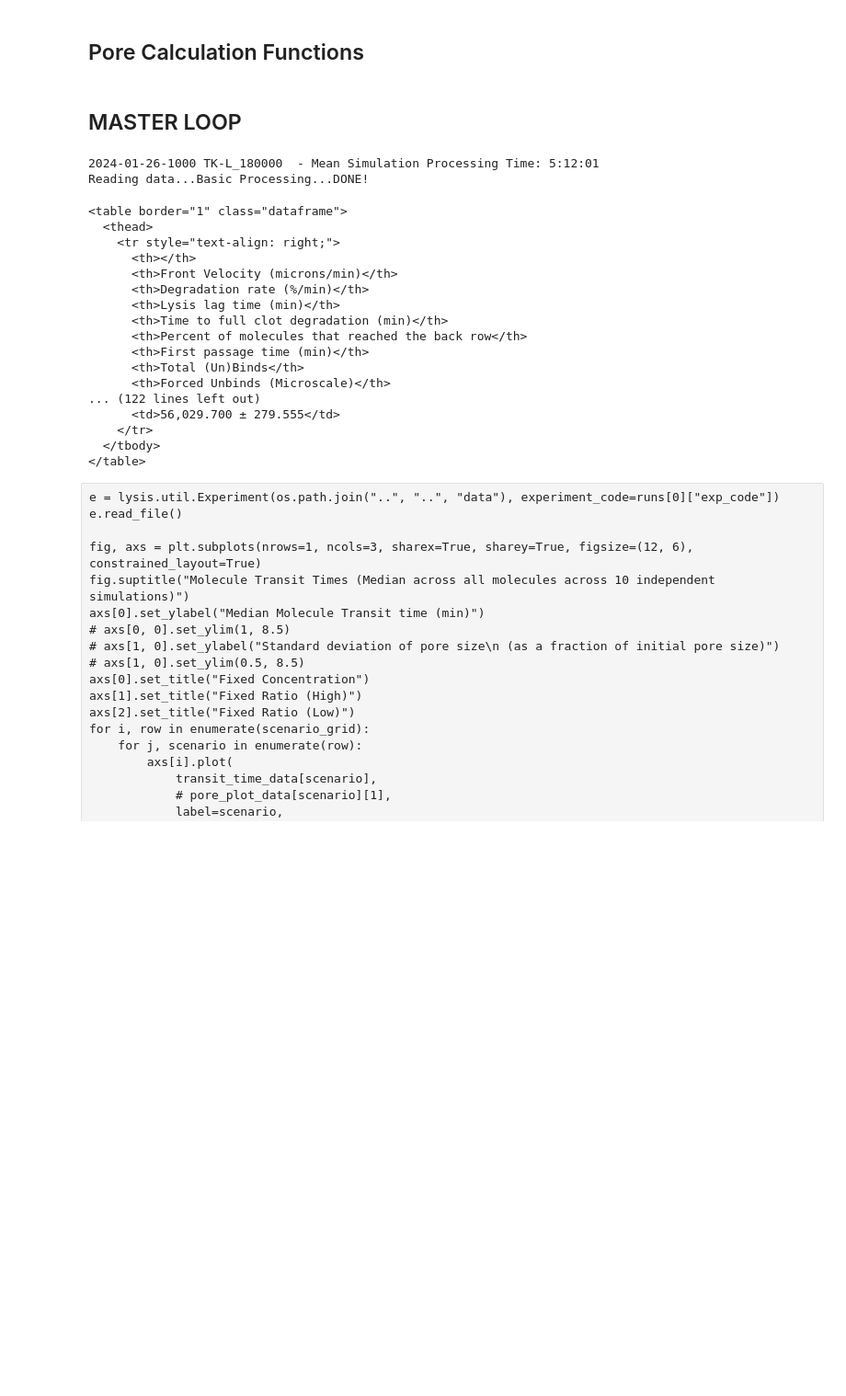
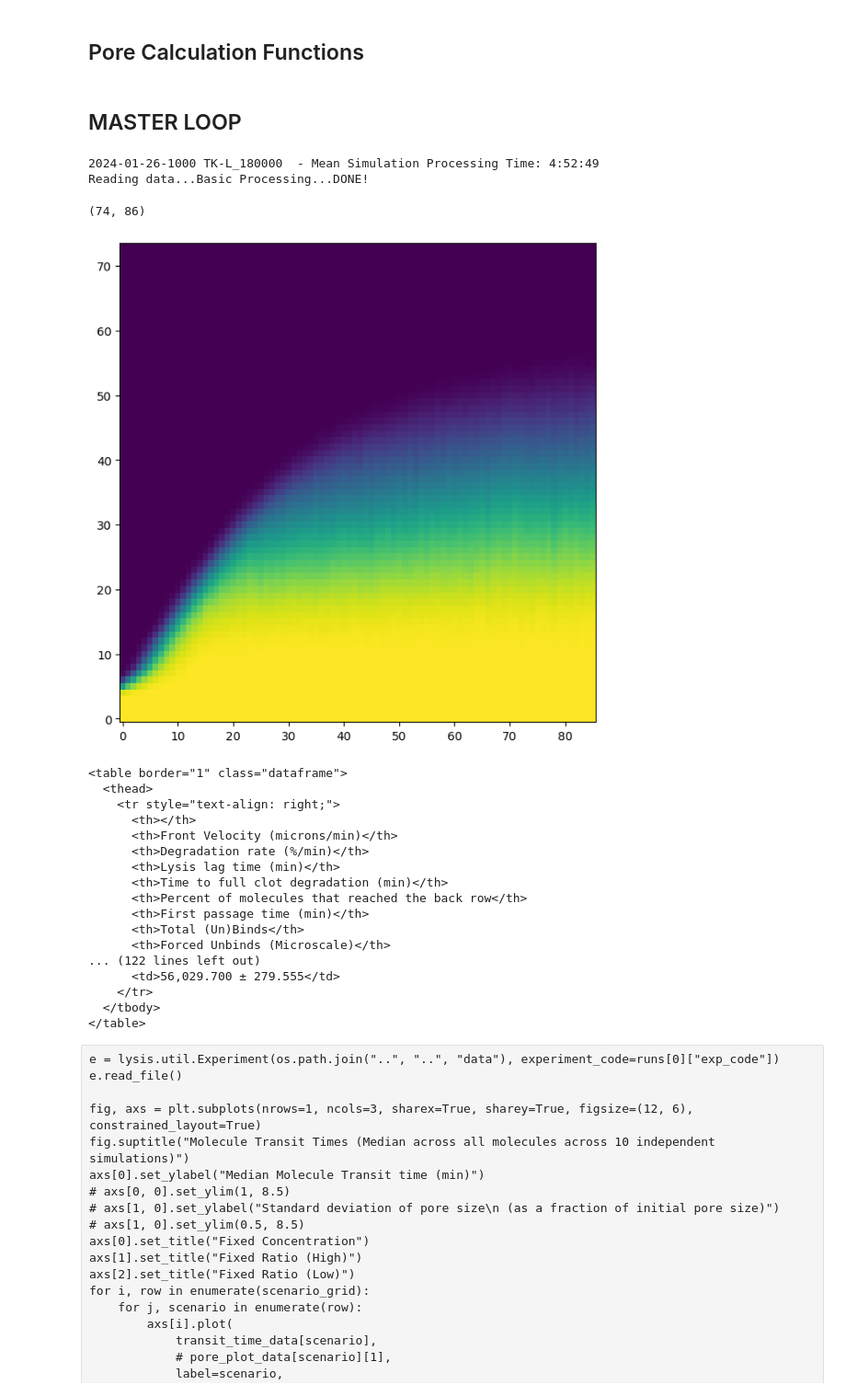
Before and after one commit to UCO-OpResearch/lysis, a Jupyter notebook: src/python/Jupyter Notebooks/2024-01-26-1000 - F-Macro Multi-Array-Process.ipynb, the cells around one changed output. Shown at 92% size. Saved outputs shown, nothing was run; the diff lists cells and outputs as text; code cells hidden in the pictures; blank space fills up the shorter version.

Commit message:
Added function to linearly interpolate individual fiber degradation. Added heatmap plot of fiber degradation.

```diff
--- a/src/python/Jupyter Notebooks/2024-01-26-1000 - F-Macro Multi-Array-Process.ipynb
+++ b/src/python/Jupyter Notebooks/2024-01-26-1000 - F-Macro Multi-Array-Process.ipynb
@@ -1451,6 +1483,10 @@ for run in tqdm(runs):
     m, sd = mean_front_velocity(e, deg_fronts)
     results.loc[run["scenario"], "Front Velocity (microns/min)"] = [m, sd]
 
+    row_deg = find_row_deg_fraction(e, deg, tsave)
+
+    f_deg_amt = fiber_degradation_linear_extrapolation(e, tsave, deg)
+
     # print("Plot Degradation...", end="")
     # degradation_time_df.loc[run["scenario"]] = marker_times.T.flatten()
     # slopes = degradation_rates(e, marker_frames, deg_fraction, tsave)
@@ -1526,8 +1562,33 @@ for run in tqdm(runs):
     #     create_fiber_grid_plot(e, file_code, edge_index, marker_frames, deg, tsave, x1_f, y1_f, x2_f, y2_f)
     print("DONE!")
 # %% [output]
-2024-01-26-1000 TK-L_180000  - Mean Simulation Processing Time: 5:12:01
+2024-01-26-1000 TK-L_180000  - Mean Simulation Processing Time: 4:52:49
 Reading data...Basic Processing...DONE!
+# %%
+row_deg[0].shape
+# %% [output]
+(74, 86)
+# %%
+max_t = min(len(t) for t in tsave)
+np.mean(np.mean(a, axis=0), axis=-1)
+b = np.stack([row_deg[sim][:max_t] for sim in range(e.macro_params.total_trials)])
+# %%
+fig, ax = plt.subplots(
+    nrows=1,
+    ncols=1,
+    # sharex=True,
+    # sharey=True,
+    figsize=(6, 6),
+    constrained_layout=True,
+    # width_ratios=[2, 1, 1, 1, 1],
+)
+# ax.set_xlim(0, e.macro_params.total_edges)
+# ax.set_ylim(0, 1)
+# ax.imshow(np.mean(np.mean(f_deg_amt, axis=0), axis=-1), aspect="auto")
+ax.imshow(np.mean(b, axis=0), aspect="auto")
+ax.invert_yaxis()
+# %% [output]
+[figure, added]
 # %%
 # print(mol_time_df.to_html())
 # print(
```
Also changed, not shown: parts of 1 cell of this notebook, 3 other files.
